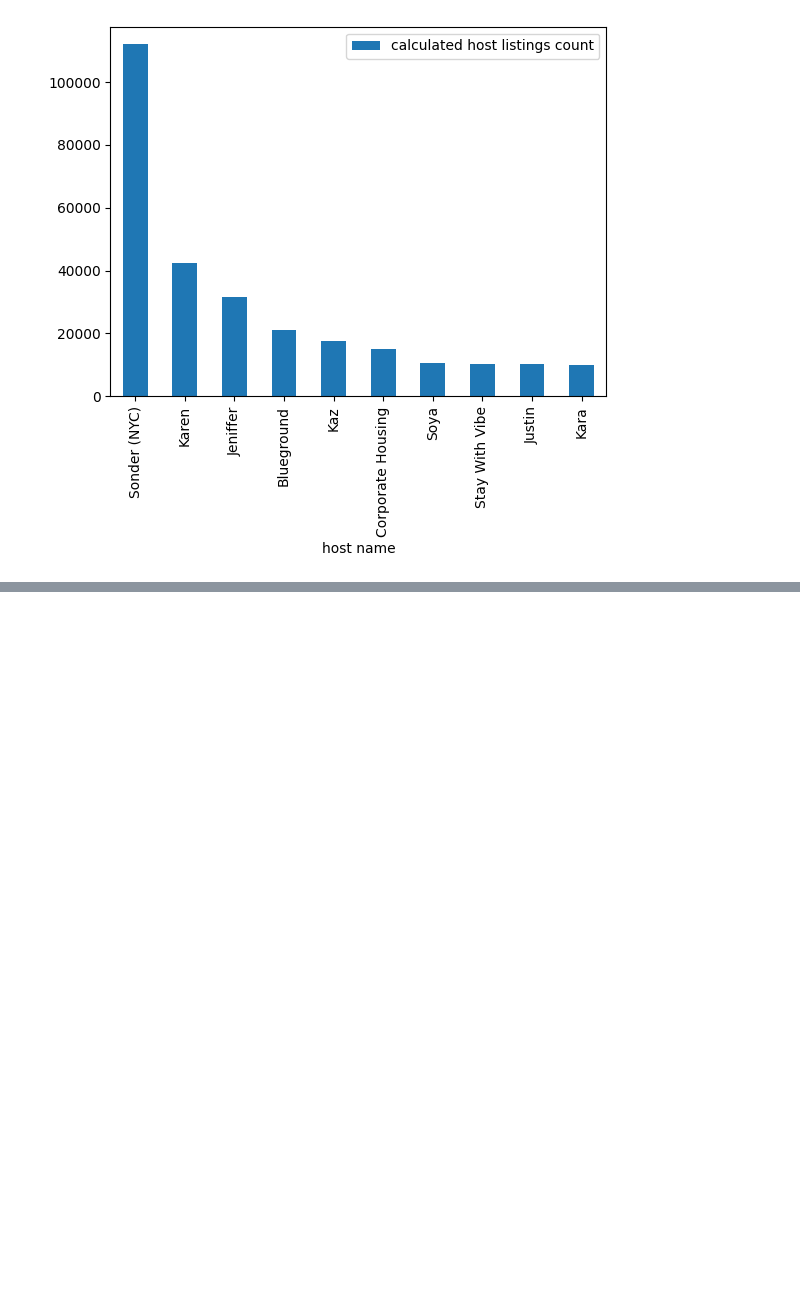
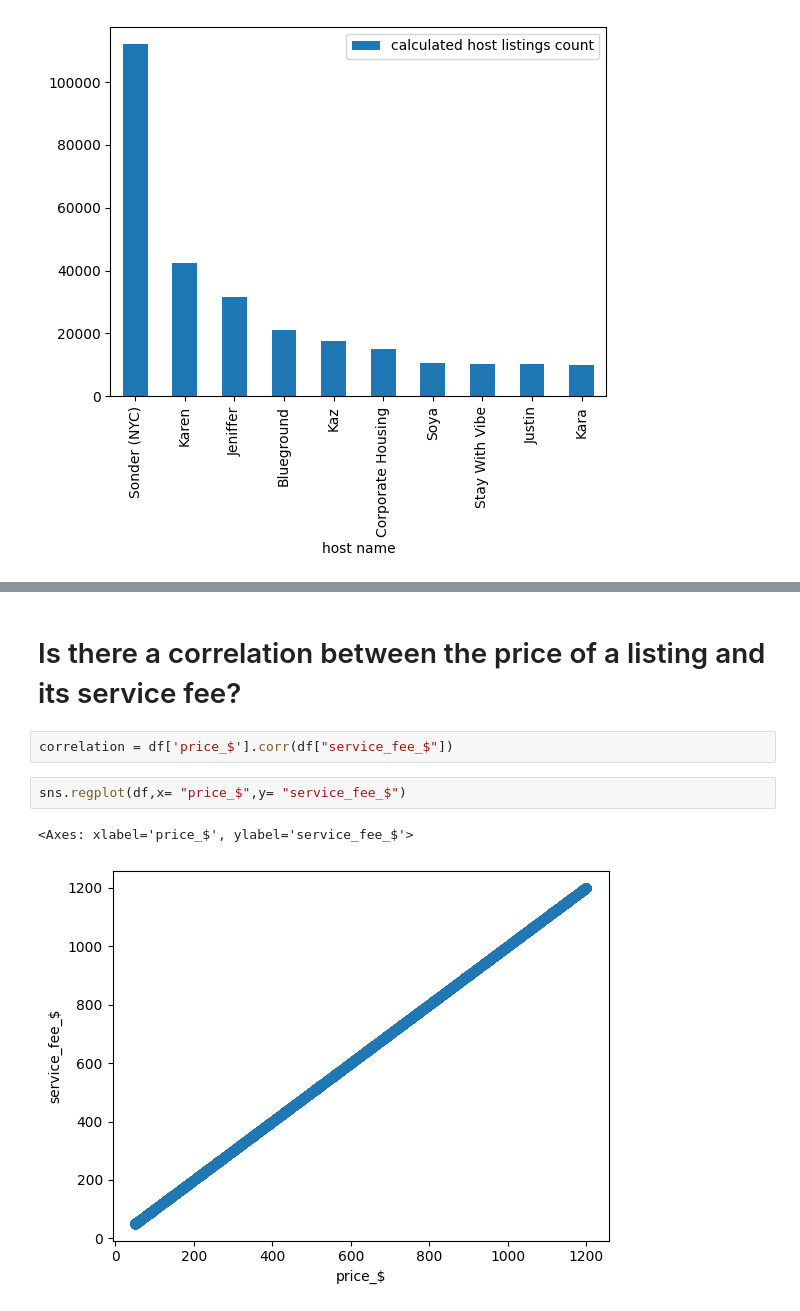
Before and after one commit to Kunsh1/VOIS_AICTE_Oct2025_KunshMIttal, a Jupyter notebook: AIR-BNB.ipynb, the cells around one changed output, grey strips where cells are left out. Saved outputs shown, nothing was run; the diff lists cells and outputs as text; blank space fills up the shorter version.

```diff
--- a/AIR-BNB.ipynb
+++ b/AIR-BNB.ipynb
@@ -181,0 +227,9 @@ df.groupby("host name")["calculated host listings count"].sum().sort_values(asce
+# %% [markdown]
+# Is there a correlation between the price of a listing and its service fee?
+# %%
+correlation = df['price_$'].corr(df["service_fee_$"])
+# %%
+sns.regplot(df,x= "price_$",y= "service_fee_$")
+# %% [output]
+<Axes: xlabel='price_$', ylabel='service_fee_$'>
+[figure, added]
```
Also changed, not shown: parts of 21 cells of this notebook.
